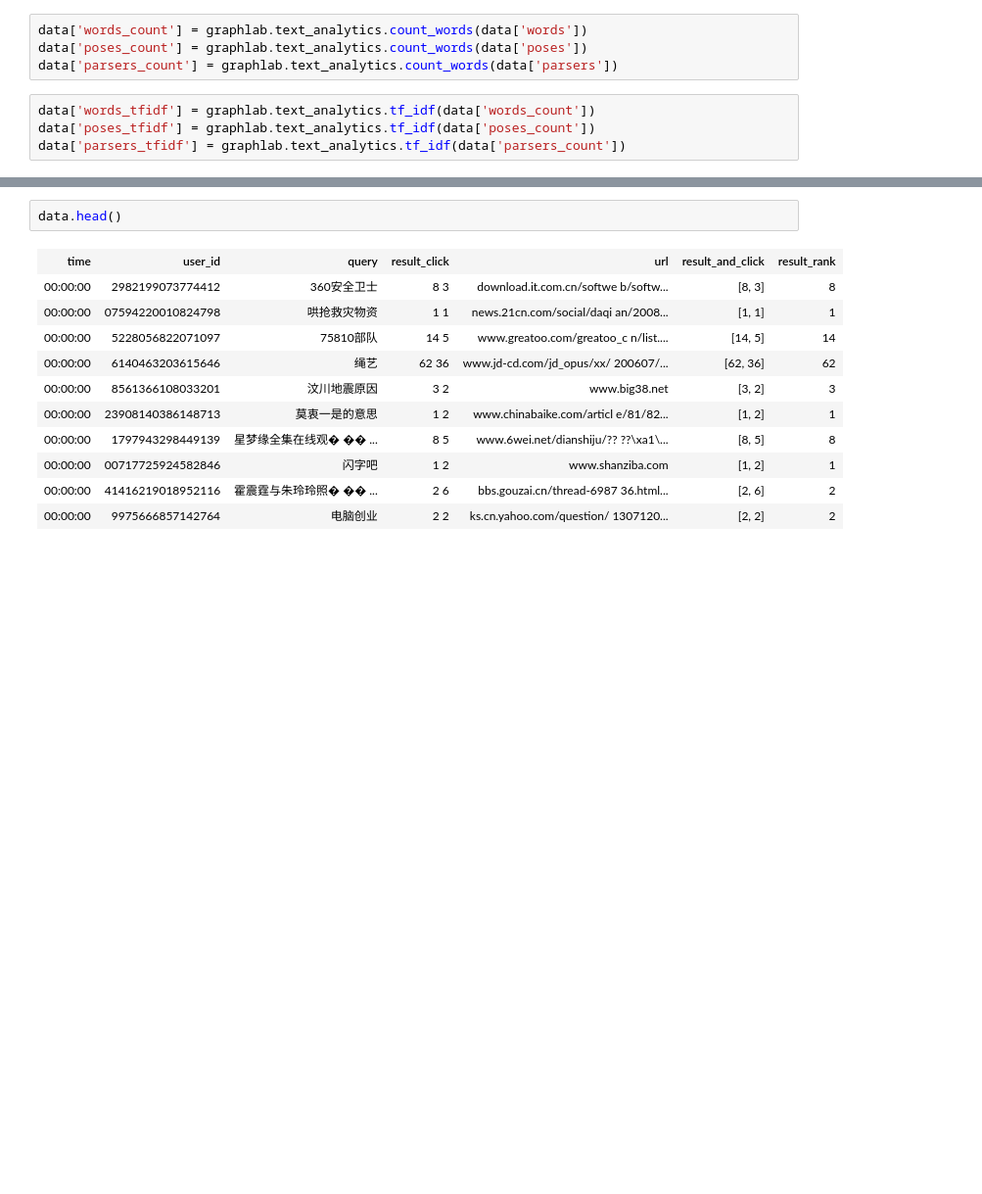
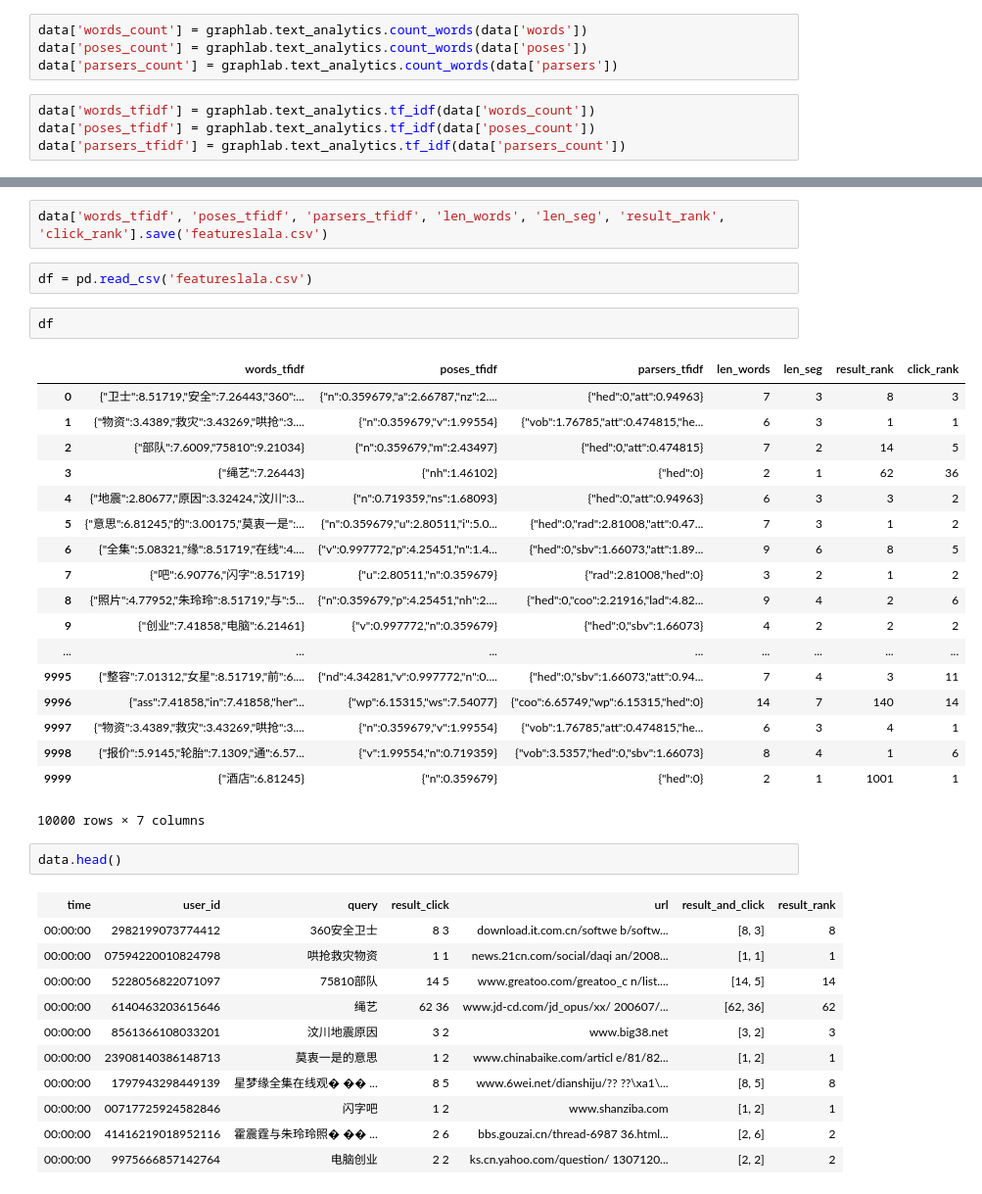
Before and after one commit to FrankBlood/2Graduation-Project, a Jupyter notebook: 贺国秀_基于查询日志的查询意图识别研究——实验（subset）.ipynb, the cells around one changed output, grey strips where cells are left out. Shown at 98% size. Cells and saved outputs as stored; diff of their text form; blank space fills up the shorter version.

```diff
--- a/贺国秀_基于查询日志的查询意图识别研究——实验（subset）.ipynb
+++ b/贺国秀_基于查询日志的查询意图识别研究——实验（subset）.ipynb
@@ -354,3 +453,28 @@ data['parsers_tfidf'] = graphlab.text_analytics.tf_idf(data['parsers_count'])
+# %%
+data['words_tfidf', 'poses_tfidf', 'parsers_tfidf', 'len_words', 'len_seg', 'result_rank', 'click_rank'].save('featureslala.csv')
+# %%
+df = pd.read_csv('featureslala.csv')
+# %%
+df
+# %% [output]
+|  | words_tfidf | poses_tfidf | parsers_tfidf | len_words | len_seg | result_rank | click_rank |
+| 0 | {"卫士":8.51719,"安全":7.26443,"360":... | {"n":0.359679,"a":2.66787,"nz":2.... | {"hed":0,"att":0.94963} | 7 | 3 | 8 | 3 |
+| 1 | {"物资":3.4389,"救灾":3.43269,"哄抢":3.... | {"n":0.359679,"v":1.99554} | {"vob":1.76785,"att":0.474815,"he... | 6 | 3 | 1 | 1 |
+| 2 | {"部队":7.6009,"75810":9.21034} | {"n":0.359679,"m":2.43497} | {"hed":0,"att":0.474815} | 7 | 2 | 14 | 5 |
+| 3 | {"绳艺":7.26443} | {"nh":1.46102} | {"hed":0} | 2 | 1 | 62 | 36 |
+| 4 | {"地震":2.80677,"原因":3.32424,"汶川":3... | {"n":0.719359,"ns":1.68093} | {"hed":0,"att":0.94963} | 6 | 3 | 3 | 2 |
+| 5 | {"意思":6.81245,"的":3.00175,"莫衷一是":... | {"n":0.359679,"u":2.80511,"i":5.0... | {"hed":0,"rad":2.81008,"att":0.47... | 7 | 3 | 1 | 2 |
+| 6 | {"全集":5.08321,"缘":8.51719,"在线":4.... | {"v":0.997772,"p":4.25451,"n":1.4... | {"hed":0,"sbv":1.66073,"att":1.89... | 9 | 6 | 8 | 5 |
+| 7 | {"吧":6.90776,"闪字":8.51719} | {"u":2.80511,"n":0.359679} | {"rad":2.81008,"hed":0} | 3 | 2 | 1 | 2 |
+| 8 | {"照片":4.77952,"朱玲玲":8.51719,"与":5... | {"n":0.359679,"p":4.25451,"nh":2.... | {"hed":0,"coo":2.21916,"lad":4.82... | 9 | 4 | 2 | 6 |
+| 9 | {"创业":7.41858,"电脑":6.21461} | {"v":0.997772,"n":0.359679} | {"hed":0,"sbv":1.66073} | 4 | 2 | 2 | 2 |
+| ... | ... | ... | ... | ... | ... | ... | ... |
+| 9995 | {"整容":7.01312,"女星":8.51719,"前":6.... | {"nd":4.34281,"v":0.997772,"n":0.... | {"hed":0,"sbv":1.66073,"att":0.94... | 7 | 4 | 3 | 11 |
+| 9996 | {"ass":7.41858,"in":7.41858,"her"... | {"wp":6.15315,"ws":7.54077} | {"coo":6.65749,"wp":6.15315,"hed":0} | 14 | 7 | 140 | 14 |
+| 9997 | {"物资":3.4389,"救灾":3.43269,"哄抢":3.... | {"n":0.359679,"v":1.99554} | {"vob":1.76785,"att":0.474815,"he... | 6 | 3 | 4 | 1 |
+| 9998 | {"报价":5.9145,"轮胎":7.1309,"通":6.57... | {"v":1.99554,"n":0.719359} | {"vob":3.5357,"hed":0,"sbv":1.66073} | 8 | 4 | 1 | 6 |
+| 9999 | {"酒店":6.81245} | {"n":0.359679} | {"hed":0} | 2 | 1 | 1001 | 1 |
+10000 rows × 7 columns
 # %%
 data.head()
 # %% [output]
```
Also changed, not shown: parts of 19 cells of this notebook, 2 other files.
